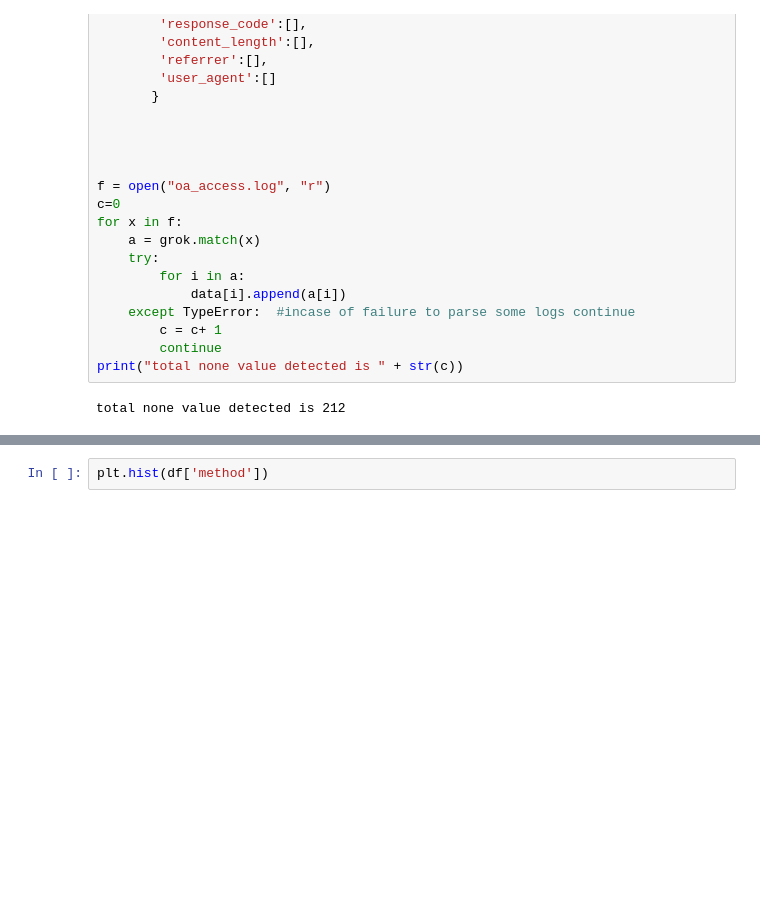
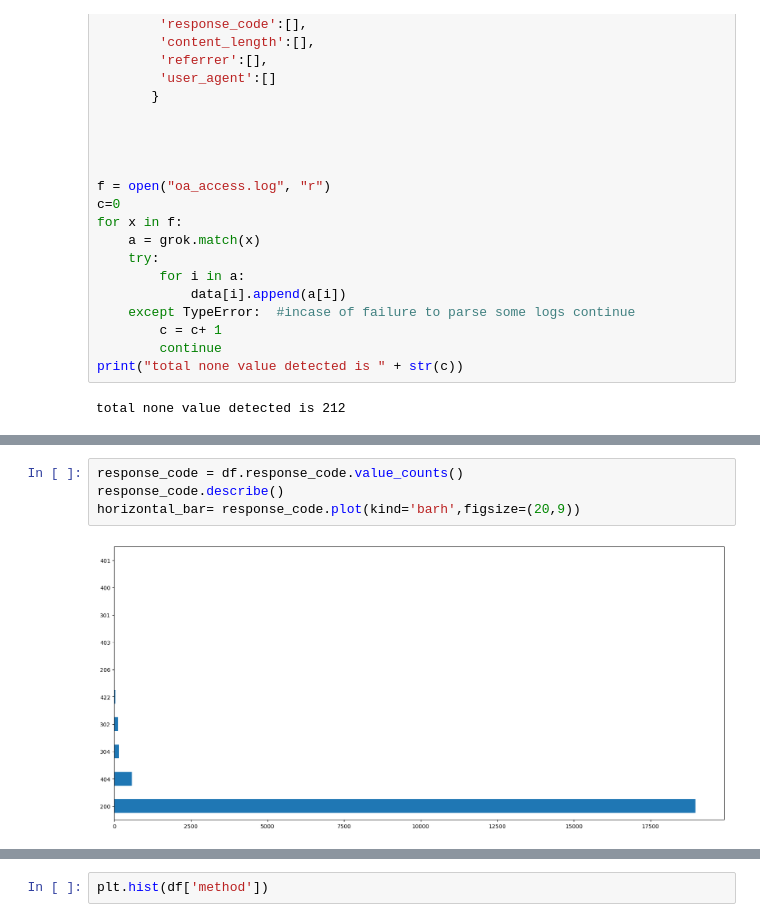
Before and after one commit to aashutoshkhadgi/webserver-log-analyzer, a Jupyter notebook: log-analyzer.py.ipynb, the cells around one changed output, grey strips where cells are left out. Cells and saved outputs as stored; diff of their text form; blank space fills up the shorter version.

```diff
--- a/log-analyzer.py.ipynb
+++ b/log-analyzer.py.ipynb
@@ -80,0 +84,6 @@ horizontal_bar= top_10_ips.plot(kind='barh')
+# %%
+response_code = df.response_code.value_counts()
+response_code.describe()
+horizontal_bar= response_code.plot(kind='barh',figsize=(20,9))
+# %% [output]
+[figure, added]
```
Also changed, not shown: parts of 7 cells of this notebook.
